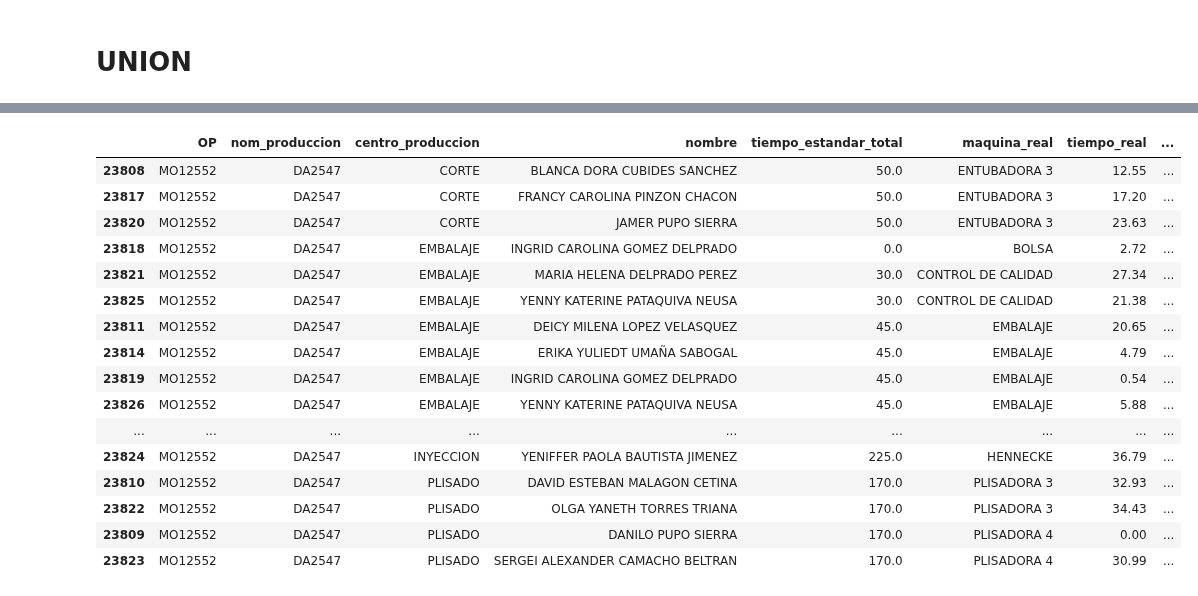
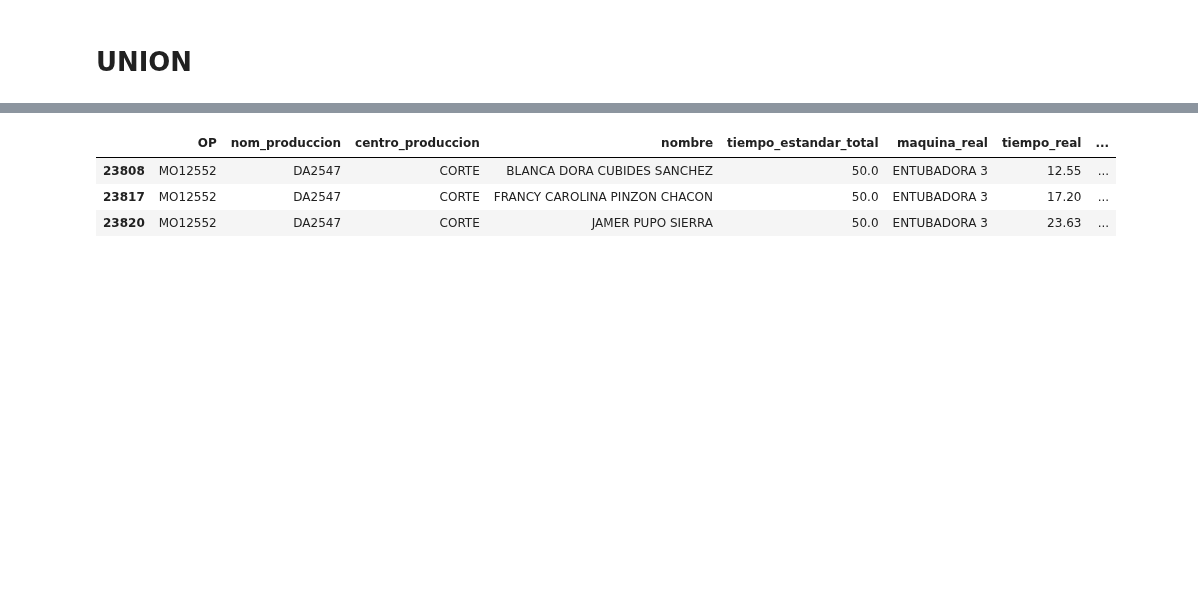
Before and after one commit to FiltrosDonsson/Proyectos-Data-analyst, a Jupyter notebook: PRORUDCCION/tiempo_std_produccion.ipynb, the cells around one changed output, grey strips where cells are left out. Saved outputs shown, nothing was run; the diff lists cells and outputs as text; code cells hidden in the pictures; blank space fills up the shorter version.

```diff
--- a/PRORUDCCION/tiempo_std_produccion.ipynb
+++ b/PRORUDCCION/tiempo_std_produccion.ipynb
@@ -288,22 +288,9 @@ df_join_sum = df_join_sum[[
     "maquina_esperada","delay","cantidad_fabricada","fecha_final","nombre","Clasificacion"
 ]]
 # %%
-df_join_sum[(df_join_sum["nom_produccion"]=="DA2547") & (df_join_sum["OP"]=="MO12552") ].sort_values(by=["centro_produccion","maquina_real"], ascending=True)
+df_join_sum[(df_join_sum["nom_produccion"]=="DA2547") & (df_join_sum["OP"]=="MO12552") ].sort_values(by=["centro_produccion","maquina_real"], ascending=True).head(3)
 # %% [output]
 |  | OP | nom_produccion | centro_produccion | nombre | tiempo_estandar_total | maquina_real | tiempo_real | ... |
 | 23808 | MO12552 | DA2547 | CORTE | BLANCA DORA CUBIDES SANCHEZ | 50.0 | ENTUBADORA 3 | 12.55 | ... |
 | 23817 | MO12552 | DA2547 | CORTE | FRANCY CAROLINA PINZON CHACON | 50.0 | ENTUBADORA 3 | 17.20 | ... |
 | 23820 | MO12552 | DA2547 | CORTE | JAMER PUPO SIERRA | 50.0 | ENTUBADORA 3 | 23.63 | ... |
-| 23818 | MO12552 | DA2547 | EMBALAJE | INGRID CAROLINA GOMEZ DELPRADO | 0.0 | BOLSA | 2.72 | ... |
-| 23821 | MO12552 | DA2547 | EMBALAJE | MARIA HELENA DELPRADO PEREZ | 30.0 | CONTROL DE CALIDAD | 27.34 | ... |
-| 23825 | MO12552 | DA2547 | EMBALAJE | YENNY KATERINE PATAQUIVA NEUSA | 30.0 | CONTROL DE CALIDAD | 21.38 | ... |
-| 23811 | MO12552 | DA2547 | EMBALAJE | DEICY MILENA LOPEZ VELASQUEZ | 45.0 | EMBALAJE | 20.65 | ... |
-| 23814 | MO12552 | DA2547 | EMBALAJE | ERIKA YULIEDT UMAÑA SABOGAL | 45.0 | EMBALAJE | 4.79 | ... |
-| 23819 | MO12552 | DA2547 | EMBALAJE | INGRID CAROLINA GOMEZ DELPRADO | 45.0 | EMBALAJE | 0.54 | ... |
-| 23826 | MO12552 | DA2547 | EMBALAJE | YENNY KATERINE PATAQUIVA NEUSA | 45.0 | EMBALAJE | 5.88 | ... |
-| ... | ... | ... | ... | ... | ... | ... | ... | ... |
-| 23824 | MO12552 | DA2547 | INYECCION | YENIFFER PAOLA BAUTISTA JIMENEZ | 225.0 | HENNECKE | 36.79 | ... |
-| 23810 | MO12552 | DA2547 | PLISADO | DAVID ESTEBAN MALAGON CETINA | 170.0 | PLISADORA 3 | 32.93 | ... |
-| 23822 | MO12552 | DA2547 | PLISADO | OLGA YANETH TORRES TRIANA | 170.0 | PLISADORA 3 | 34.43 | ... |
-| 23809 | MO12552 | DA2547 | PLISADO | DANILO PUPO SIERRA | 170.0 | PLISADORA 4 | 0.00 | ... |
-| 23823 | MO12552 | DA2547 | PLISADO | SERGEI ALEXANDER CAMACHO BELTRAN | 170.0 | PLISADORA 4 | 30.99 | ... |
```
Also changed, not shown: parts of 4 cells of this notebook, 26 other files.
